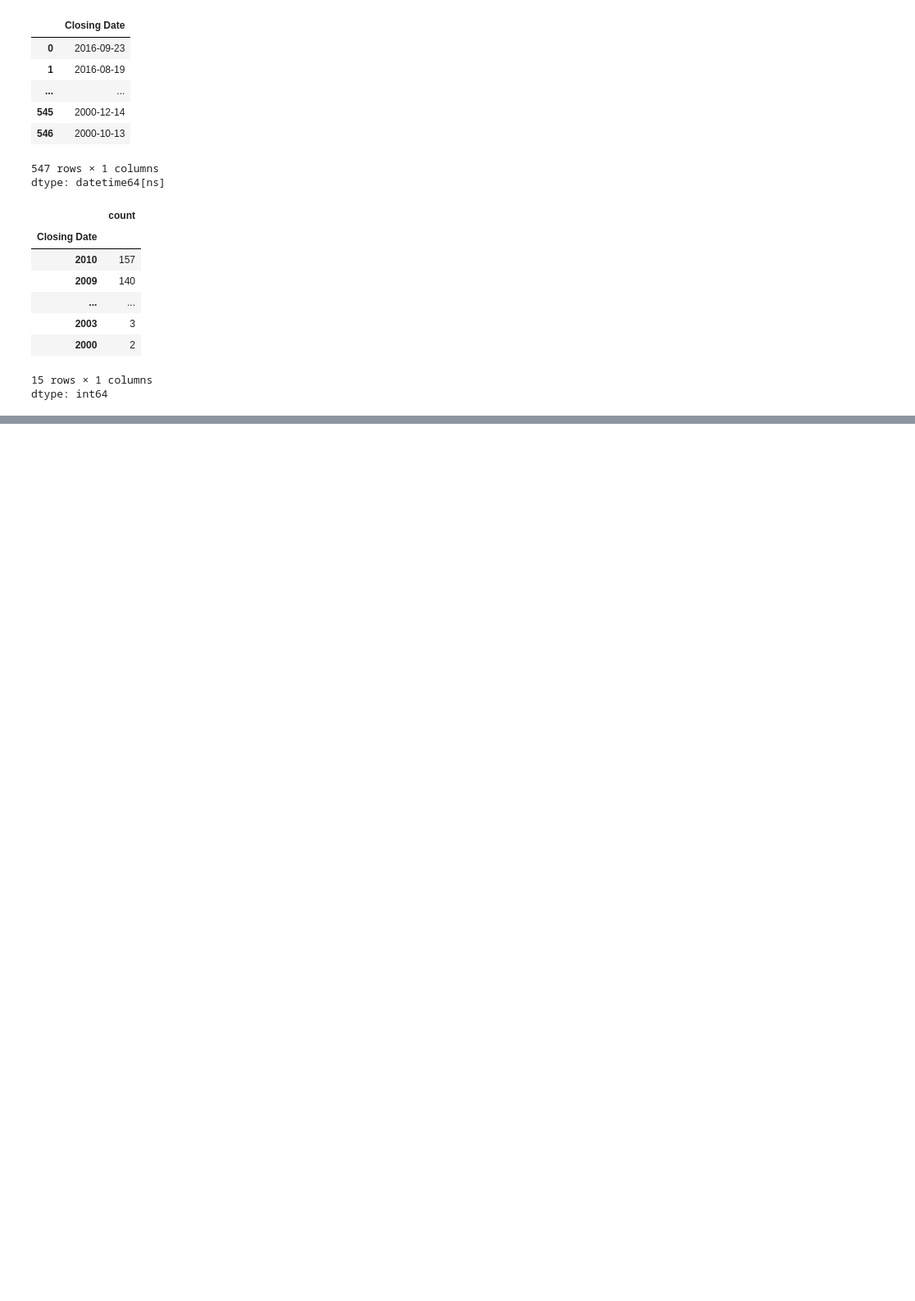
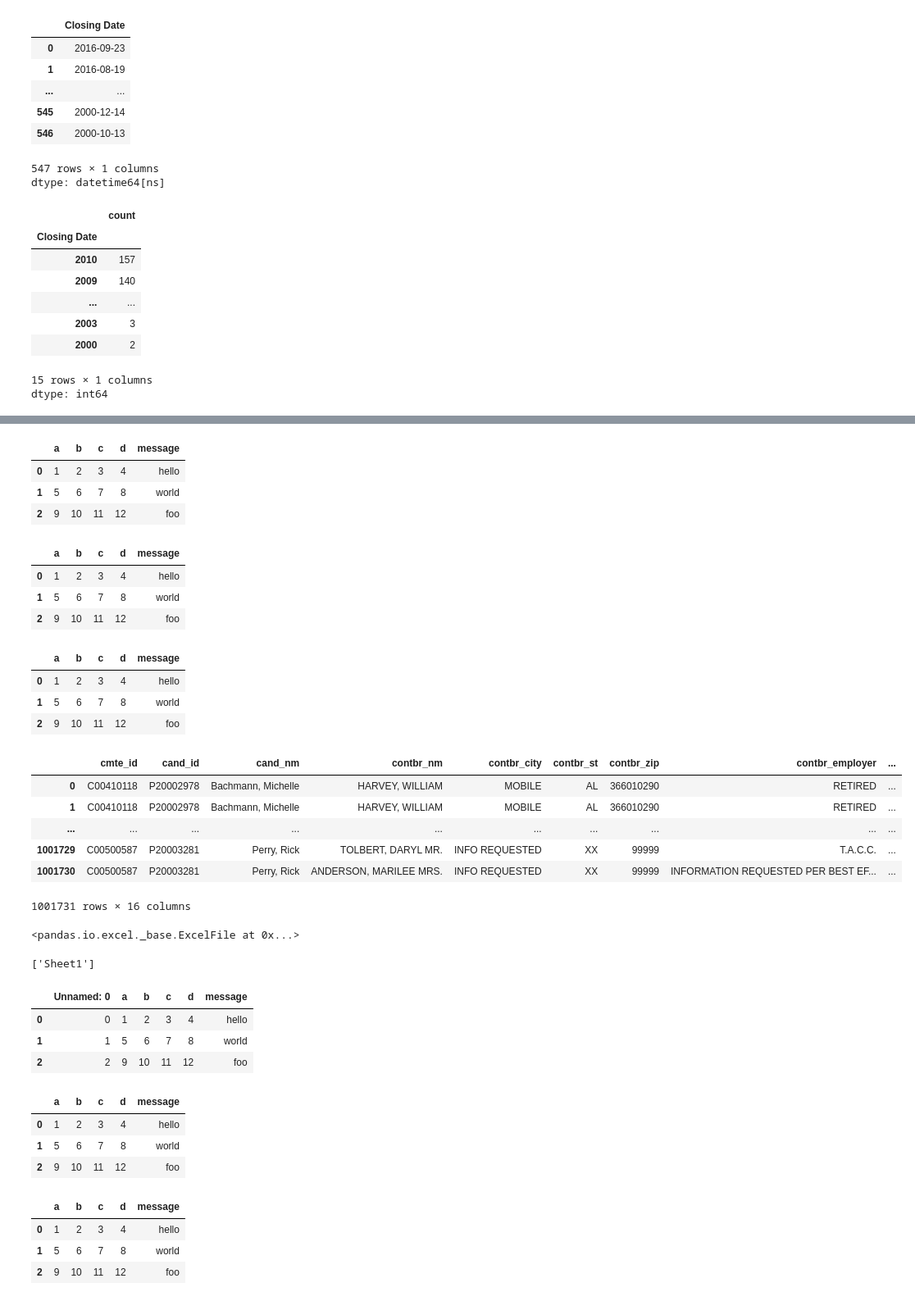
Before and after one commit to url-github/Pandas, a Jupyter notebook: 006_PywAD_Odczyt_i_zapis_plików,_formaty_plików.ipynb, the cells around one changed output, grey strips where cells are left out. Shown at 82% size. Saved outputs shown, nothing was run; the diff lists cells and outputs as text; code cells hidden in the pictures; blank space fills up the shorter version.

```diff
--- a/006_PywAD_Odczyt_i_zapis_plików,_formaty_plików.ipynb
+++ b/006_PywAD_Odczyt_i_zapis_plików,_formaty_plików.ipynb
@@ -598,0 +575,16 @@ pd.read_hdf("przykłady/mydata.h5", "obj3", where=["index < 5"])
+# %%
+frame = pd.read_csv("/content/ex1.csv")
+frame
+# %% [output]
+|  | a | b | c | d | message |
+| 0 | 1 | 2 | 3 | 4 | hello |
+| 1 | 5 | 6 | 7 | 8 | world |
+| 2 | 9 | 10 | 11 | 12 | foo |
+# %%
+frame = pd.read_csv("/content/ex1.csv")
+frame
+# %% [output]
+|  | a | b | c | d | message |
+| 0 | 1 | 2 | 3 | 4 | hello |
+| 1 | 5 | 6 | 7 | 8 | world |
+| 2 | 9 | 10 | 11 | 12 | foo |
@@ -598,0 +593,7 @@ pd.read_hdf("przykłady/mydata.h5", "obj3", where=["index < 5"])
+# %%
+pd.read_pickle("/content/frame_pickle")
+# %% [output]
+|  | a | b | c | d | message |
+| 0 | 1 | 2 | 3 | 4 | hello |
+| 1 | 5 | 6 | 7 | 8 | world |
+| 2 | 9 | 10 | 11 | 12 | foo |
@@ -598,0 +602,42 @@ pd.read_hdf("przykłady/mydata.h5", "obj3", where=["index < 5"])
+# %%
+fec = pd.read_parquet('/content/fec.parquet')
+fec
+# %% [output]
+|  | cmte_id | cand_id | cand_nm | contbr_nm | contbr_city | contbr_st | contbr_zip | contbr_employer | ... |
+| 0 | C00410118 | P20002978 | Bachmann, Michelle | HARVEY, WILLIAM | MOBILE | AL | 366010290 | RETIRED | ... |
+| 1 | C00410118 | P20002978 | Bachmann, Michelle | HARVEY, WILLIAM | MOBILE | AL | 366010290 | RETIRED | ... |
+| ... | ... | ... | ... | ... | ... | ... | ... | ... | ... |
+| 1001729 | C00500587 | P20003281 | Perry, Rick | TOLBERT, DARYL MR. | INFO REQUESTED | XX | 99999 | T.A.C.C. | ... |
+| 1001730 | C00500587 | P20003281 | Perry, Rick | ANDERSON, MARILEE MRS. | INFO REQUESTED | XX | 99999 | INFORMATION REQUESTED PER BEST EF... | ... |
+1001731 rows × 16 columns
+# %%
+xlsx = pd.ExcelFile("/content/ex1.xlsx")
+xlsx
+# %% [output]
+<pandas.io.excel._base.ExcelFile at 0x...>
+# %%
+xlsx.sheet_names
+# %% [output]
+['Sheet1']
+# %%
+xlsx.parse(sheet_name="Sheet1")
+# %% [output]
+|  | Unnamed: 0 | a | b | c | d | message |
+| 0 | 0 | 1 | 2 | 3 | 4 | hello |
+| 1 | 1 | 5 | 6 | 7 | 8 | world |
+| 2 | 2 | 9 | 10 | 11 | 12 | foo |
+# %%
+xlsx.parse(sheet_name="Sheet1", index_col=0)
+# %% [output]
+|  | a | b | c | d | message |
+| 0 | 1 | 2 | 3 | 4 | hello |
+| 1 | 5 | 6 | 7 | 8 | world |
+| 2 | 9 | 10 | 11 | 12 | foo |
+# %%
+frame = pd.read_excel("/content/ex1.xlsx", sheet_name="Sheet1", index_col=0)
+frame
+# %% [output]
+|  | a | b | c | d | message |
+| 0 | 1 | 2 | 3 | 4 | hello |
+| 1 | 5 | 6 | 7 | 8 | world |
+| 2 | 9 | 10 | 11 | 12 | foo |
```
Also changed, not shown: parts of 41 cells of this notebook.
